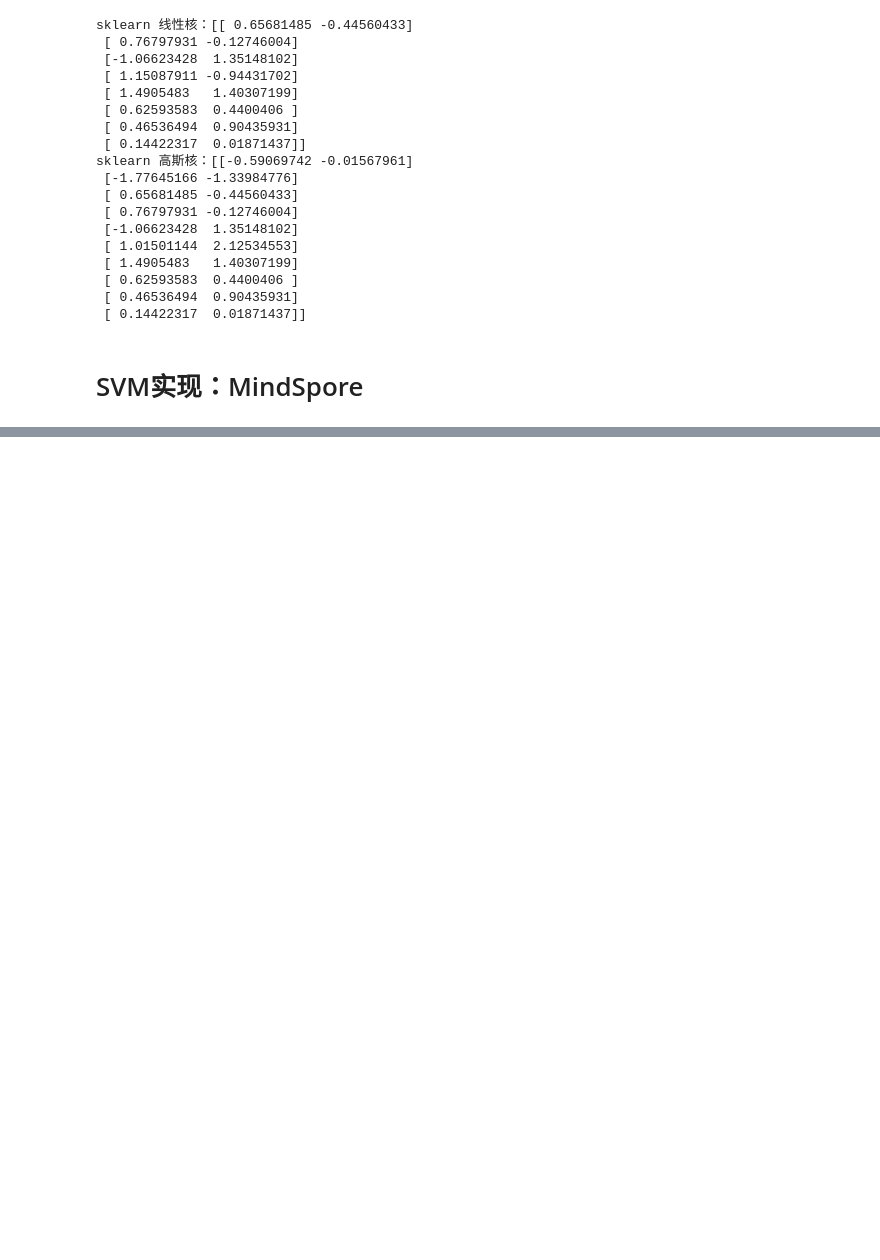
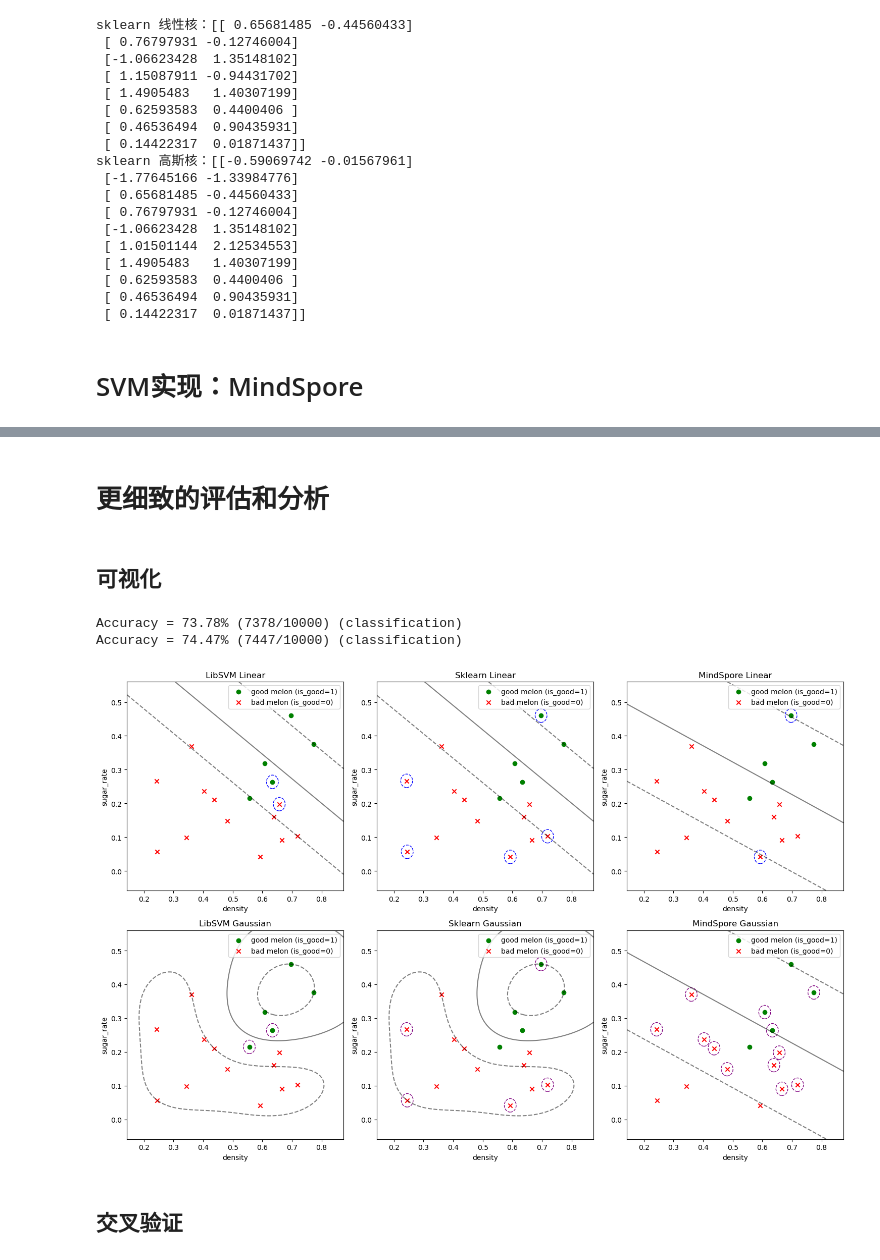
Before and after one commit to walawalagoose/my_course_projects, a Jupyter notebook: 3_SVM_MindSpore/3_SVM_MindSpore.ipynb, the cells around one changed output, grey strips where cells are left out. Drawn from its saved outputs; the diff is of its cells as text; code cells hidden in the pictures; blank space fills up the shorter version.

```diff
--- a/3_SVM_MindSpore/3_SVM_MindSpore.ipynb
+++ b/3_SVM_MindSpore/3_SVM_MindSpore.ipynb
@@ -354,0 +375,4 @@ mindspore 高斯核：[[ 1.0150114   2.1253455 ]
+# %% [markdown]
+# 更细致的评估和分析
+# %% [markdown]
+## 可视化
@@ -354,0 +545,50 @@ mindspore 高斯核：[[ 1.0150114   2.1253455 ]
+# %%
+# 准备支持向量数据
+svms_dict = {
+    'libsvm': {
+        'linear': linear_support_vectors_1,
+        'rbf': rbf_support_vectors_1
+    },
+    'sklearn': {
+        'linear': linear_support_vectors_2,
+        'rbf': rbf_support_vectors_2
+    },
+    'mindspore': {
+        'linear': linear_support_vectors_3,
+        'rbf': rbf_support_vectors_3
+    }
+}
+
+models_dict = {
+    'libsvm': {
+        0: svm_linear_1,  # Linear kernel model
+        1: svm_rbf_1      # RBF kernel model
+    },
+    'sklearn': {
+        0: svm_linear_2,
+        1: svm_rbf_2
+    },
+    'mindspore': {
+        0: svm_linear_3,
+        1: svm_rbf_3
+    }
+}
+
+# 绘制比较图
+plot_svm_comparison(features, labels, svms_dict, models_dict)
+
+# # 验证sklearn实现的支持向量
+# if you_want_to_verify:
+#     svm_linear = SVC(kernel='linear')
+#     svm_linear.fit(features, labels)
+#     verification_results = verify_support_vectors(svm_linear, features, labels, svm_linear.support_)
+#     print("Support Vector Verification Results:")
+#     print(f"Total support vectors: {verification_results['total_sv']}")
+#     print(f"Support vectors on margin: {verification_results['on_margin']}")
+#     print(f"Percentage on margin: {verification_results['percentage_on_margin']:.2f}%")
+# %% [output]
+Accuracy = 73.78% (7378/10000) (classification)
+Accuracy = 74.47% (7447/10000) (classification)
+[figure, added]
+# %% [markdown]
+## 交叉验证
```
Also changed, not shown: parts of 11 cells of this notebook.
